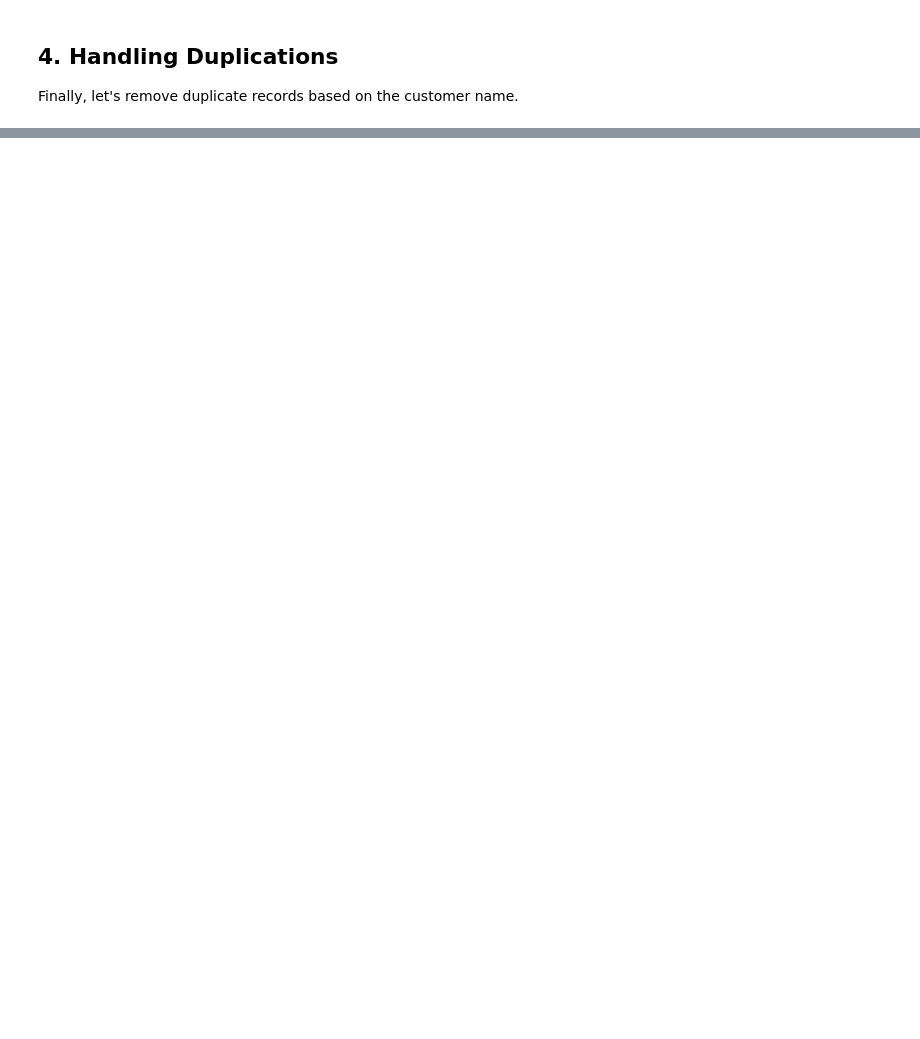
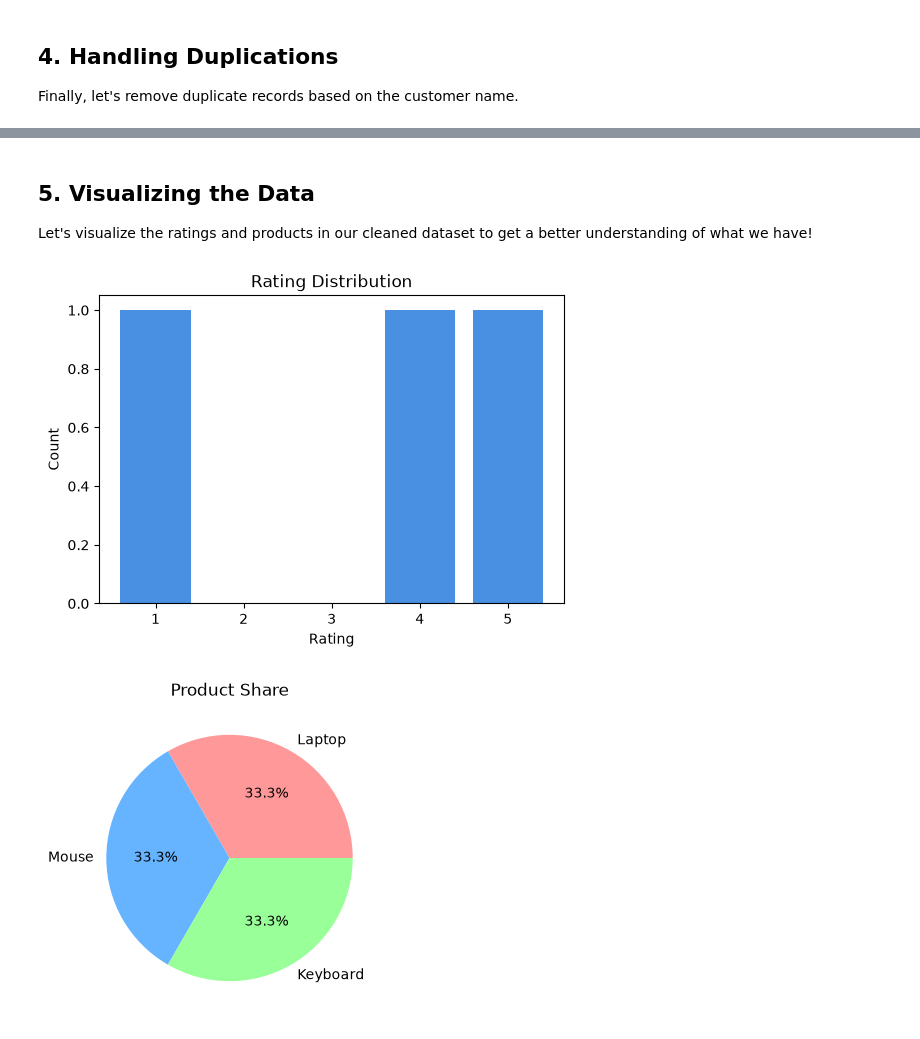
Before and after one commit to sathvikvelapaka/AI-ML, a Jupyter notebook: DATA/Assignments/Assignment_1_Data_Cleaning/assignment1.ipynb, the cells around one changed output, grey strips where cells are left out. Saved outputs shown, nothing was run; the diff lists cells and outputs as text; code cells hidden in the pictures; blank space fills up the shorter version.

```diff
--- a/DATA/Assignments/Assignment_1_Data_Cleaning/assignment1.ipynb
+++ b/DATA/Assignments/Assignment_1_Data_Cleaning/assignment1.ipynb
@@ -65,0 +80,31 @@ for user in cleaned_data:
+# %% [markdown]
+## 5. Visualizing the Data
+
+Let's visualize the ratings and products in our cleaned dataset to get a better understanding of what we have!
+# %%
+import matplotlib.pyplot as plt
+from collections import Counter
+
+# Extract ratings and products from the cleaned data
+ratings = [user.get('rating') for user in cleaned_data if user.get('rating') is not None]
+products = [user.get('product') for user in cleaned_data if user.get('product') is not None]
+
+# 1. Plot Rating Distribution
+plt.figure(figsize=(6, 4))
+rating_counts = Counter(ratings)
+plt.bar(rating_counts.keys(), rating_counts.values(), color='#4A90E2')
+plt.title('Rating Distribution')
+plt.xlabel('Rating')
+plt.ylabel('Count')
+plt.xticks([1, 2, 3, 4, 5])
+plt.show()
+
+# 2. Plot Product Share
+plt.figure(figsize=(6, 4))
+product_counts = Counter(products)
+plt.pie(product_counts.values(), labels=product_counts.keys(), autopct='%1.1f%%', colors=['#ff9999','#66b3ff','#99ff99'])
+plt.title('Product Share')
+plt.show()
+# %% [output]
+[figure, added]
+[figure, added]
```
Also changed, not shown: parts of 4 cells of this notebook, 27 other files.
